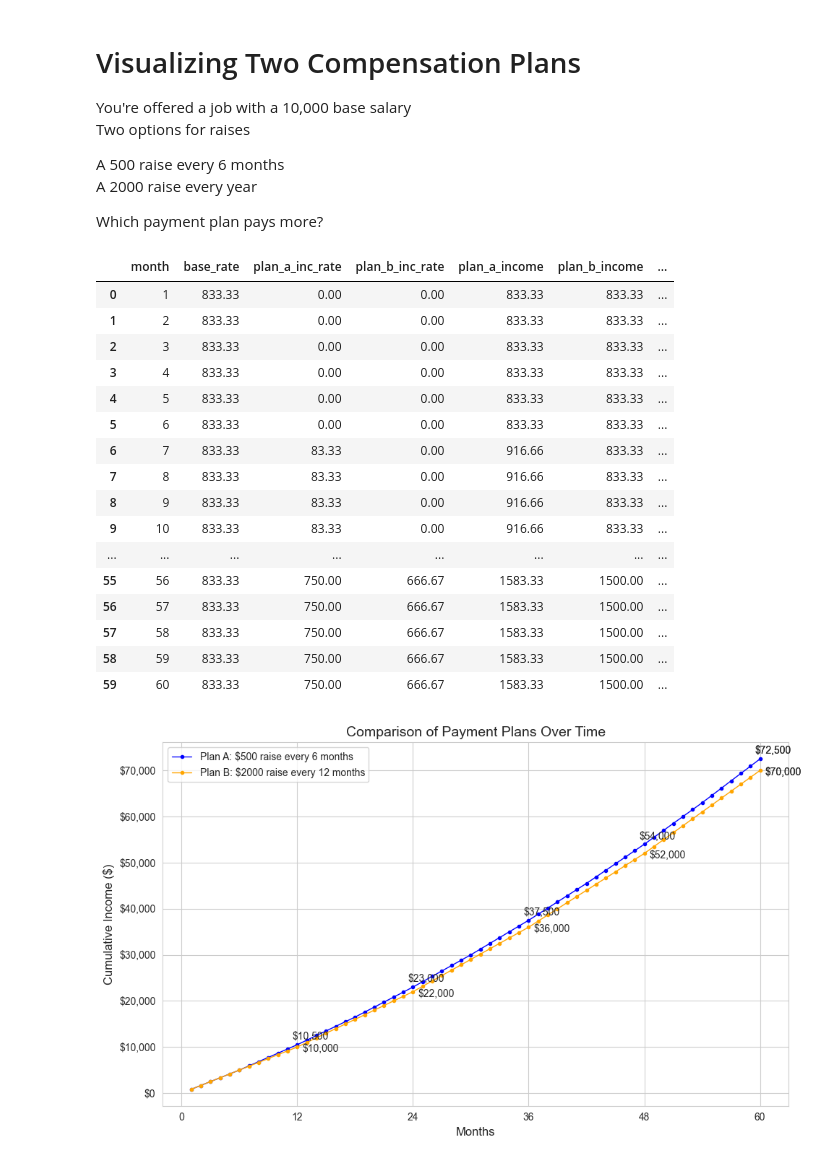
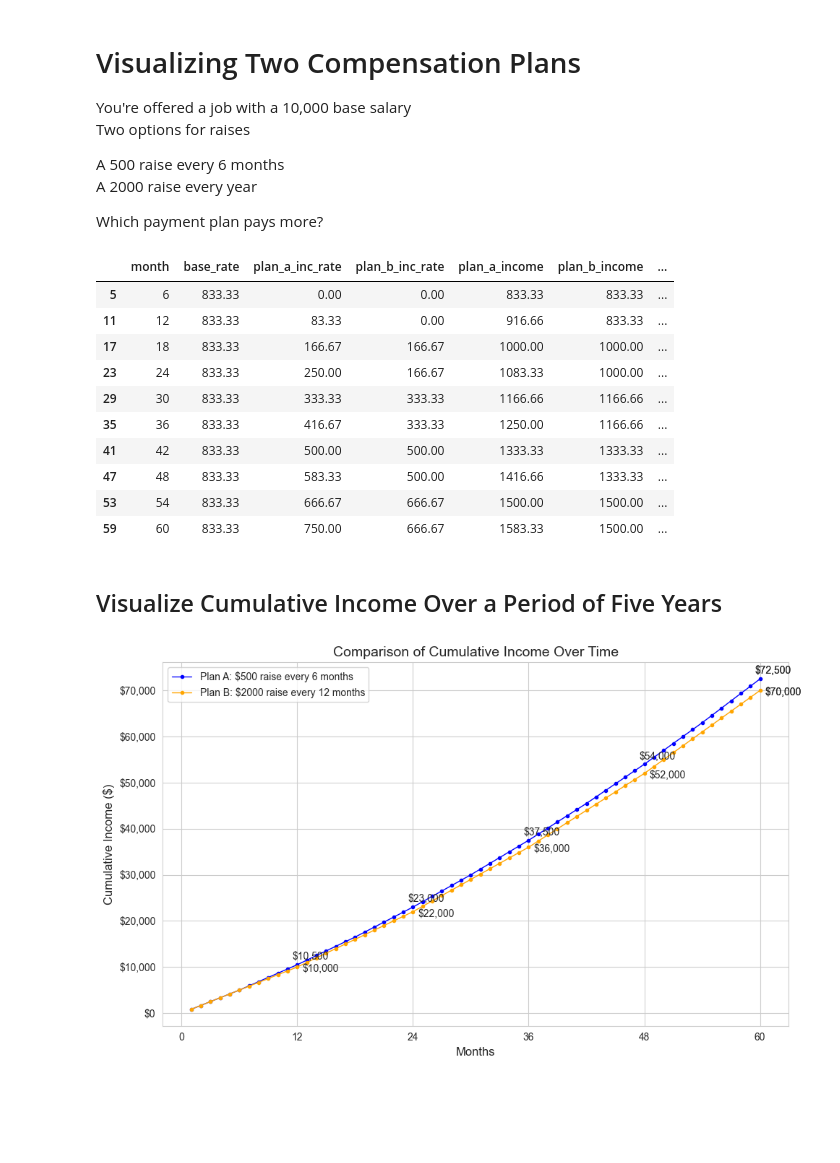
Before and after one commit to regular-polygon/scratch, a Jupyter notebook: compensation-plan-visualization.ipynb, the cells around one changed output. Drawn from its saved outputs; the diff is of its cells as text; code cells hidden in the pictures; blank space fills up the shorter version.

Commit message:
added a chart to show monthly rate

```diff
--- a/compensation-plan-visualization.ipynb
+++ b/compensation-plan-visualization.ipynb
@@ -39,25 +39,21 @@ df['plan_a_cumulative_income'] = df['plan_a_income'].cumsum()
 df['plan_b_cumulative_income'] = df['plan_b_income'].cumsum()
 
 
-df
+df.loc[df['month'] % 6 == 0]
 # %% [output]
 |  | month | base_rate | plan_a_inc_rate | plan_b_inc_rate | plan_a_income | plan_b_income | ... |
-| 0 | 1 | 833.33 | 0.00 | 0.00 | 833.33 | 833.33 | ... |
-| 1 | 2 | 833.33 | 0.00 | 0.00 | 833.33 | 833.33 | ... |
-| 2 | 3 | 833.33 | 0.00 | 0.00 | 833.33 | 833.33 | ... |
-| 3 | 4 | 833.33 | 0.00 | 0.00 | 833.33 | 833.33 | ... |
-| 4 | 5 | 833.33 | 0.00 | 0.00 | 833.33 | 833.33 | ... |
 | 5 | 6 | 833.33 | 0.00 | 0.00 | 833.33 | 833.33 | ... |
-| 6 | 7 | 833.33 | 83.33 | 0.00 | 916.66 | 833.33 | ... |
-| 7 | 8 | 833.33 | 83.33 | 0.00 | 916.66 | 833.33 | ... |
-| 8 | 9 | 833.33 | 83.33 | 0.00 | 916.66 | 833.33 | ... |
-| 9 | 10 | 833.33 | 83.33 | 0.00 | 916.66 | 833.33 | ... |
-| ... | ... | ... | ... | ... | ... | ... | ... |
-| 55 | 56 | 833.33 | 750.00 | 666.67 | 1583.33 | 1500.00 | ... |
-| 56 | 57 | 833.33 | 750.00 | 666.67 | 1583.33 | 1500.00 | ... |
-| 57 | 58 | 833.33 | 750.00 | 666.67 | 1583.33 | 1500.00 | ... |
-| 58 | 59 | 833.33 | 750.00 | 666.67 | 1583.33 | 1500.00 | ... |
+| 11 | 12 | 833.33 | 83.33 | 0.00 | 916.66 | 833.33 | ... |
+| 17 | 18 | 833.33 | 166.67 | 166.67 | 1000.00 | 1000.00 | ... |
+| 23 | 24 | 833.33 | 250.00 | 166.67 | 1083.33 | 1000.00 | ... |
+| 29 | 30 | 833.33 | 333.33 | 333.33 | 1166.66 | 1166.66 | ... |
+| 35 | 36 | 833.33 | 416.67 | 333.33 | 1250.00 | 1166.66 | ... |
+| 41 | 42 | 833.33 | 500.00 | 500.00 | 1333.33 | 1333.33 | ... |
+| 47 | 48 | 833.33 | 583.33 | 500.00 | 1416.66 | 1333.33 | ... |
+| 53 | 54 | 833.33 | 666.67 | 666.67 | 1500.00 | 1500.00 | ... |
 | 59 | 60 | 833.33 | 750.00 | 666.67 | 1583.33 | 1500.00 | ... |
+# %% [markdown]
+## Visualize Cumulative Income Over a Period of Five Years
 # %%
 # Set up the figure
 plt.figure(figsize=(10, 6))
@@ -72,32 +68,32 @@ plt.plot(df['month'], df['plan_b_cumulative_income'], '.-', color='orange', line
 # Add labels and title
 plt.xlabel('Months', fontsize=12)
 plt.ylabel('Cumulative Income ($)', fontsize=12)
-plt.title('Comparison of Payment Plans Over Time', fontsize=14)
+plt.title('Comparison of Cumulative Income Over Time', fontsize=14)
 plt.xticks(range(0, MONTHS + 12, 12))  # Set x-axis ticks to match the period values
 
 # Add dollar values at the end of each line
 
 for i in range(11, MONTHS + 12, 12):
     if i >= MONTHS:
         last_idx = -1
     else:
         last_idx = i
     plt.annotate(f"${df['plan_a_cumulative_income'].iloc[last_idx]:,.0f}",
                  xy=(df['month'].iloc[last_idx], df['plan_a_cumulative_income'].iloc[last_idx]),
                  xytext=(-5, 5), textcoords='offset points')
 
     plt.annotate(f"${df['plan_b_cumulative_income'].iloc[last_idx]:,.0f}",
                  xy=(df['month'].iloc[last_idx], df['plan_b_cumulative_income'].iloc[last_idx]),
                  xytext=(5, -5), textcoords='offset points')
 
 # Add legend
 plt.legend(loc='best')
 
 # Format y-axis with dollar signs and commas
 import matplotlib.ticker as mtick
 plt.gca().yaxis.set_major_formatter(mtick.StrMethodFormatter('${x:,.0f}'))
 
 plt.tight_layout()
 plt.show()
 # %% [output]
-[figure, old version]
+[figure, new version]
```
Also changed, not shown: parts of 4 cells of this notebook.
